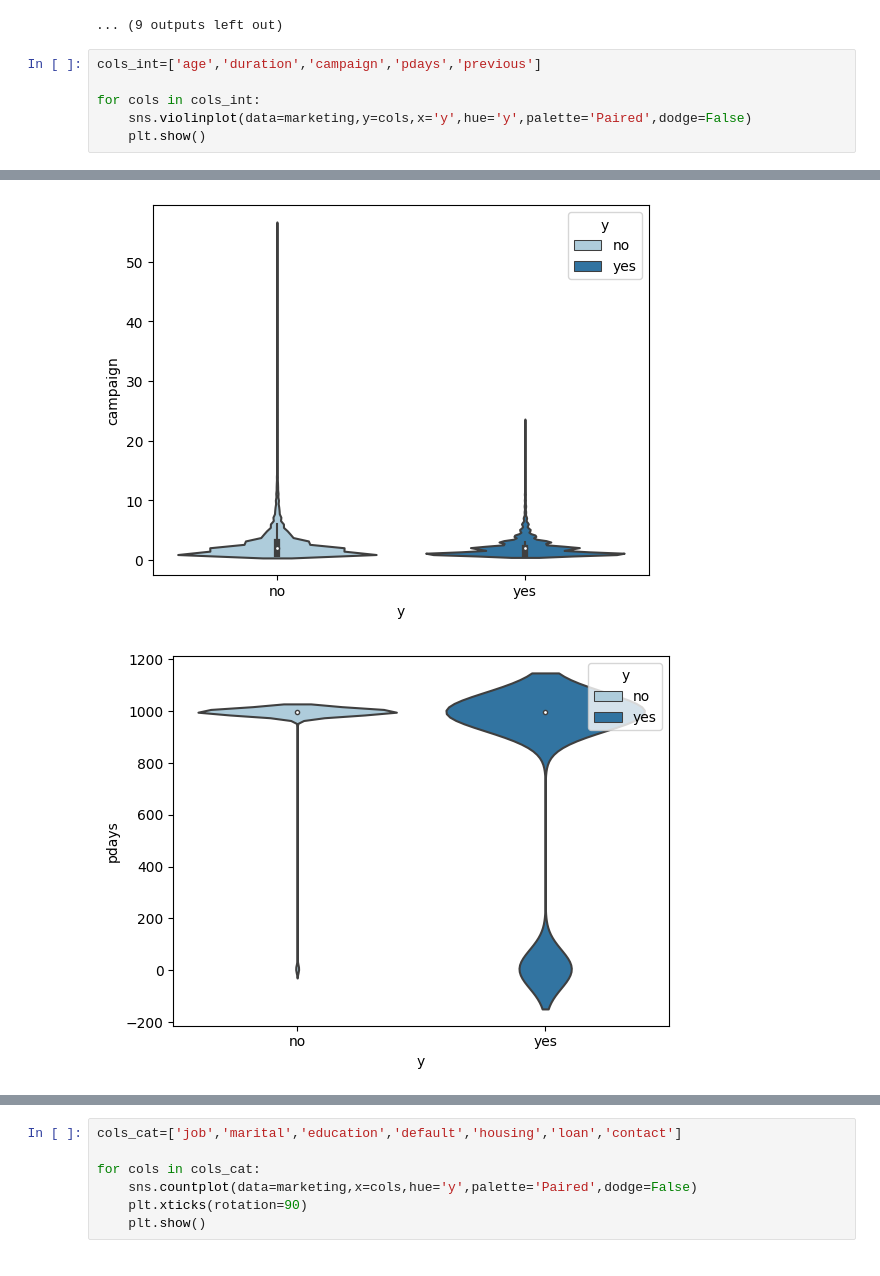
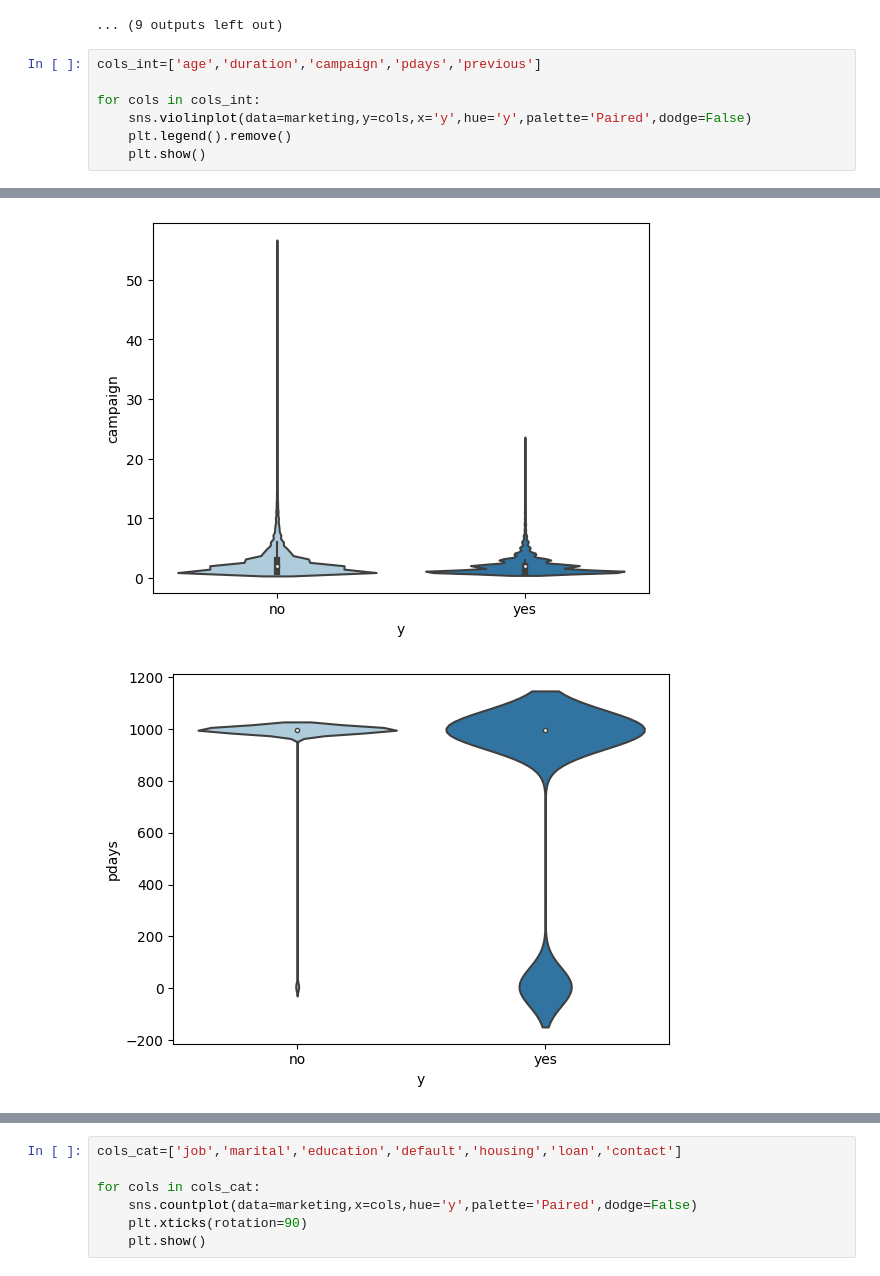
Before and after one commit to candremav/Data-Classes, a Jupyter notebook: Banking-Marketing/bank-marketing-part-i-eda-python.ipynb, the cells around one changed output, grey strips where cells are left out. Saved outputs shown, nothing was run; the diff lists cells and outputs as text.

```diff
--- a/Banking-Marketing/bank-marketing-part-i-eda-python.ipynb
+++ b/Banking-Marketing/bank-marketing-part-i-eda-python.ipynb
@@ -418,5 +418,6 @@ cols_int=['age','duration','campaign','pdays','previous']
 
 for cols in cols_int:
     sns.violinplot(data=marketing,y=cols,x='y',hue='y',palette='Paired',dodge=False)
+    plt.legend().remove()
     plt.show()
 # %% [output]
@@ -425,2 +426,2 @@ for cols in cols_int:
-[figure, old version]
+[figure, new version]
-[figure, old version]
+[figure, new version]
```
Also changed, not shown: parts of 1 cell of this notebook.
